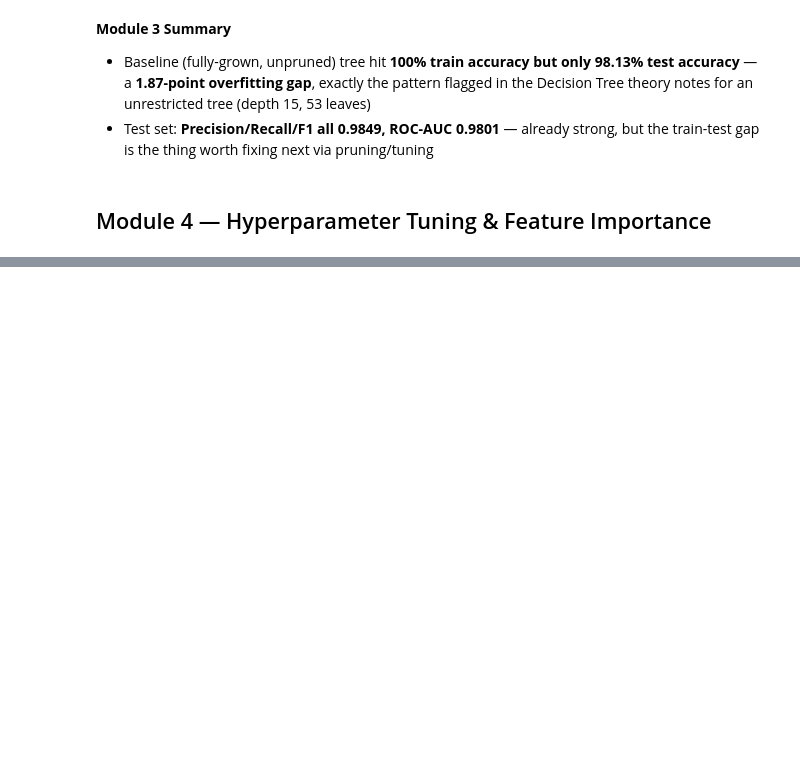
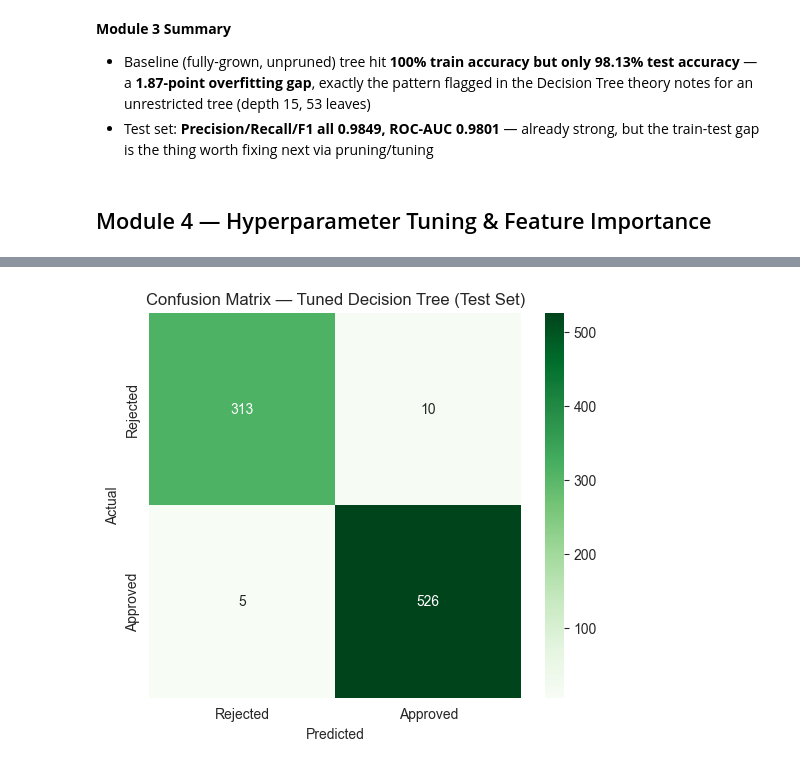
Before and after one commit to Shreyashs-dg/decision-tree-loan-approval, a Jupyter notebook: notebooks/loan_approval_decision_tree.ipynb, the cells around one changed output, grey strips where cells are left out. Cells and saved outputs as stored; diff of their text form; code cells hidden in the pictures; blank space fills up the shorter version.

Commit message:
Completed tuned model

```diff
--- a/notebooks/loan_approval_decision_tree.ipynb
+++ b/notebooks/loan_approval_decision_tree.ipynb
@@ -318,3 +320,18 @@ ROC-AUC Score: 0.9801
 - Test set: **Precision/Recall/F1 all 0.9849, ROC-AUC 0.9801** — already strong, but the train-test gap is the thing worth fixing next via pruning/tuning
 # %% [markdown]
 ## Module 4 — Hyperparameter Tuning & Feature Importance
+# %%
+param_grid = {
+    'max_depth': [3, 4, 5, 6, 7, 8, 10, None],
+    'min_samples_split': [2, 5, 10, 20],
+    'min_samples_leaf': [1, 5, 10, 20],
+    'criterion': ['gini', 'entropy']}
+grid_search = GridSearchCV(
+    estimator=DecisionTreeClassifier(random_state=42),
+    param_grid=param_grid,
+    cv=5,
+    scoring='f1',
+    n_jobs=-1)
+grid_search.fit(X_train, y_train)
+print("Best parameters found:",grid_search.best_params_)
+print(f"\nBest cv F1 score: {grid_search.best_score_:.4f}")
@@ -320,0 +342,14 @@ ROC-AUC Score: 0.9801
+# %%
+tuned_model = grid_search.best_estimator_
+
+tuned_train_pred = tuned_model.predict(X_train)
+tuned_test_pred = tuned_model.predict(X_test)
+
+tuned_train_acc = accuracy_score(y_train, tuned_train_pred)
+tuned_test_acc = accuracy_score(y_test, tuned_test_pred)
+
+print(f"Tuned Train Accuracy: {tuned_train_acc:.4f}")
+print(f"Tuned Test Accuracy:  {tuned_test_acc:.4f}")
+print(f"Accuracy Gap : {tuned_train_acc - tuned_test_acc:.4f}")
+print(f"Tree depth used: {tuned_model.get_depth()}")
+print(f"Number of leaves: {tuned_model.get_n_leaves()}")
@@ -320,0 +402,13 @@ ROC-AUC Score: 0.9801
+# %%
+cm_tuned = confusion_matrix(y_test, tuned_test_pred)
+
+plt.figure(figsize=(6, 5))
+sns.heatmap(cm_tuned, annot=True, fmt='d', cmap='Greens',
+            xticklabels=['Rejected', 'Approved'], yticklabels=['Rejected', 'Approved'])
+plt.title('Confusion Matrix — Tuned Decision Tree (Test Set)')
+plt.ylabel('Actual')
+plt.xlabel('Predicted')
+plt.savefig("../images/Confusion_metrics_Tuned_model.png",dpi=300)
+plt.show()
+# %% [output]
+[figure, added]
```
Also changed, not shown: parts of 9 cells of this notebook, 5 other files.
